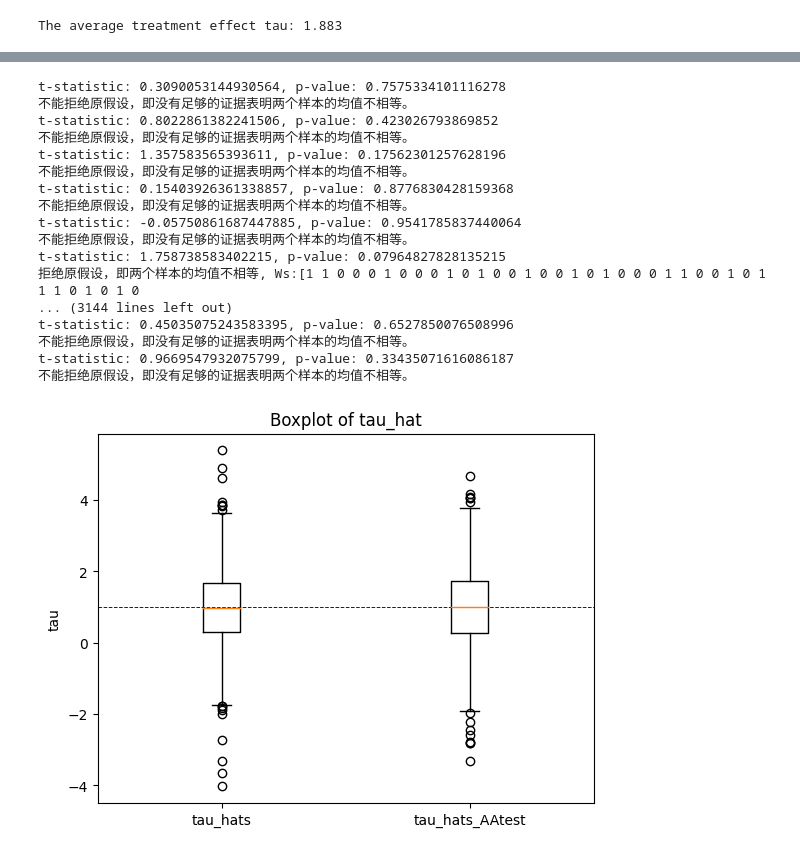
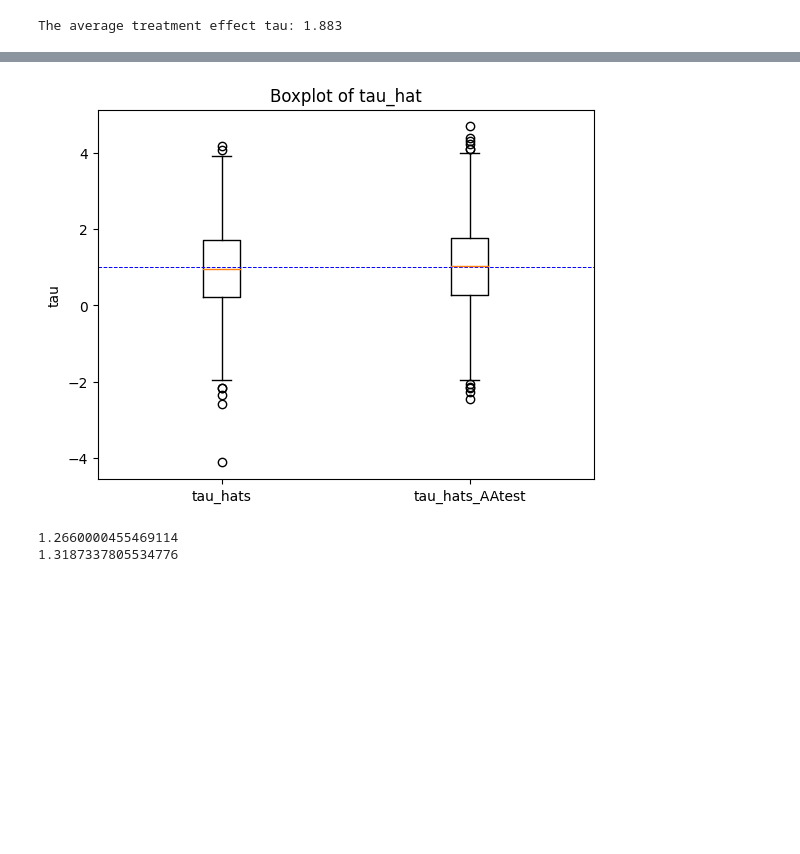
Before and after one commit to Rick7117/Rerandomization, a Jupyter notebook: AAtest.ipynb, the cells around one changed output, grey strips where cells are left out. Drawn from its saved outputs; the diff is of its cells as text; code cells hidden in the pictures; blank space fills up the shorter version.

```diff
--- a/AAtest.ipynb
+++ b/AAtest.ipynb
@@ -35,48 +33,38 @@ t-statistic: 0.43970734146446283, p-value: 0.6604677935159279
 # %%
-iterNum = 1000
+iterNum = 5000
 
 tau_hats = []
 for i in range(iterNum):
     Ws = Ws_generator_equal_size(Xs)
     df = Ys_generator(Xs, Ws)
     tau_hats.append(tau_hat_calculator(df))
     # print("The estimated average treatment effect tau_hat {0:.3f} with Ws {1}.".format(tau_hat, Ws))
 
 tau_hats_AAtest = []
 for i in range(iterNum):
-    Ws = Ws_generator_AAtest(Xs, 0.1)
+    Ws = Ws_generator_AAtest(Xs, 0.2)
     df = Ys_generator(Xs, Ws)
     tau_hats_AAtest.append(tau_hat_calculator(df))
 
 # boxplot
 plt.boxplot([tau_hats, tau_hats_AAtest])
 plt.xticks([1, 2], ['tau_hats', 'tau_hats_AAtest'])
 # plt.boxplot(tau_hats_rerandomization)
 plt.title('Boxplot of tau_hat')
 
 # plt.axhline(y=3, color='blue', linestyle='--')
 plt.axhline(y=1, color='blue', linestyle='--', linewidth = 0.7)
 
 # add axis label
 plt.ylabel('tau')
 
 plt.show()
+
+# output of tau_AAtest
+
+print(np.cov(tau_hats))
+print(np.cov(tau_hats_AAtest))
 # %% [output]
+[figure, new version]
-t-statistic: 0.3090053144930564, p-value: 0.7575334101116278
-不能拒绝原假设，即没有足够的证据表明两个样本的均值不相等。
-t-statistic: 0.8022861382241506, p-value: 0.423026793869852
-不能拒绝原假设，即没有足够的证据表明两个样本的均值不相等。
-t-statistic: 1.357583565393611, p-value: 0.17562301257628196
-不能拒绝原假设，即没有足够的证据表明两个样本的均值不相等。
-t-statistic: 0.15403926361338857, p-value: 0.8776830428159368
-不能拒绝原假设，即没有足够的证据表明两个样本的均值不相等。
-t-statistic: -0.05750861687447885, p-value: 0.9541785837440064
-不能拒绝原假设，即没有足够的证据表明两个样本的均值不相等。
-t-statistic: 1.758738583402215, p-value: 0.07964827828135215
-拒绝原假设，即两个样本的均值不相等, Ws:[1 1 0 0 0 1 0 0 0 1 0 1 0 0 1 0 0 1 0 1 0 0 0 1 1 0 0 1 0 1 1 1 0 1 0 1 0
-... (3144 lines left out)
-t-statistic: 0.45035075243583395, p-value: 0.6527850076508996
-不能拒绝原假设，即没有足够的证据表明两个样本的均值不相等。
-t-statistic: 0.9669547932075799, p-value: 0.33435071616086187
-不能拒绝原假设，即没有足够的证据表明两个样本的均值不相等。
+1.2660000455469114
+1.3187337805534776
-[figure, old version]
```
Also changed, not shown: parts of 1 cell of this notebook, 1 other file.
